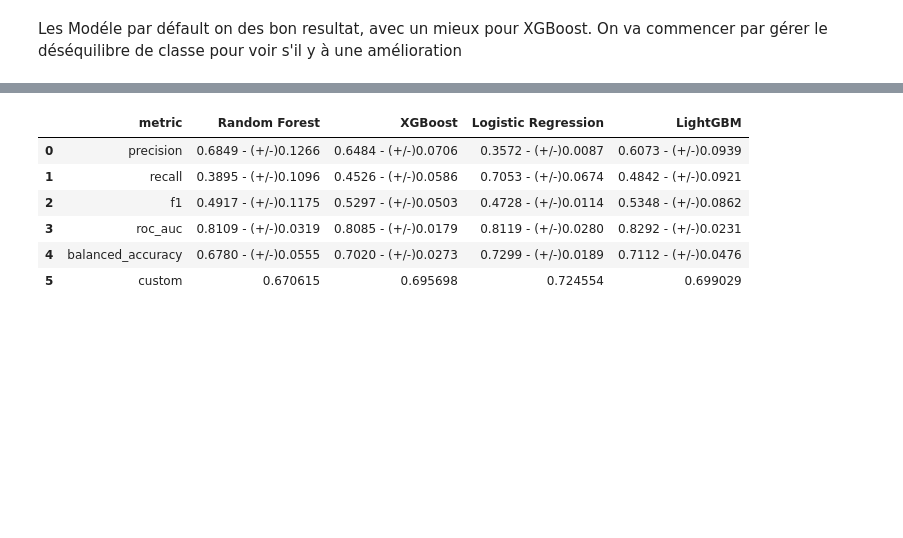
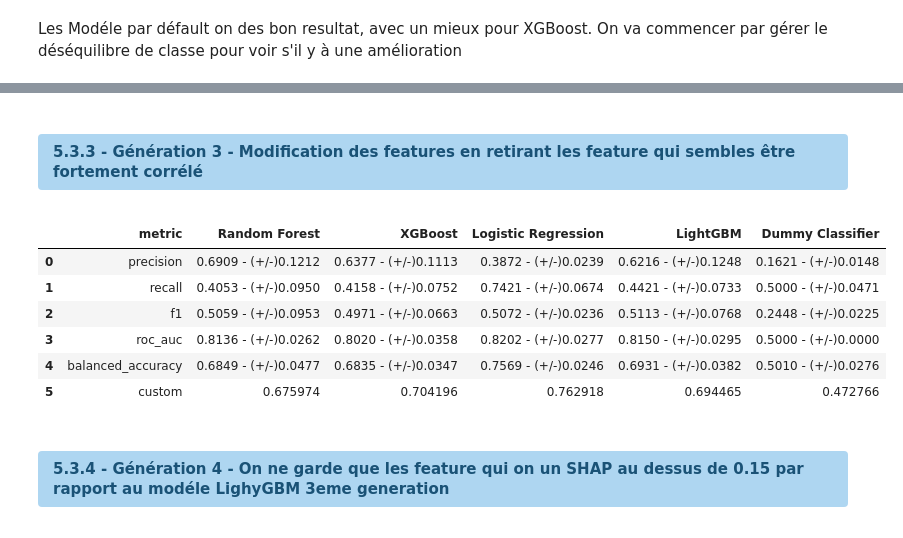
Before and after one commit to GreatTeacherJ/esn, a Jupyter notebook: src/app/data.ipynb, the cells around one changed output, grey strips where cells are left out. Saved outputs shown, nothing was run; the diff lists cells and outputs as text; code cells hidden in the pictures; blank space fills up the shorter version.

```diff
--- a/src/app/data.ipynb
+++ b/src/app/data.ipynb
@@ -795,18 +1235,19 @@ On va commencer par gérer le déséquilibre de classe pour voir s'il y à une a
 #Amélioration du déséquilibre de classe par pondération des classes
 generation = 2
 
-# calcul manuel du ratio pour XGBoost
-scale_pos_weight = (y_train_val == 0).sum() / (y_train_val == 1).sum()
 
-models = {
-    "Random Forest": (RandomForestClassifier(random_state=random_state, class_weight="balanced"),False),
-    "XGBoost": (XGBClassifier(random_state=random_state, scale_pos_weight=scale_pos_weight),False),
-    "Logistic Regression": (LogisticRegression(random_state=random_state, class_weight="balanced"),True),
-    "LightGBM": (LGBMClassifier(random_state=random_state, class_weight="balanced",verbosity=-1 ),False)
+
+models_balanced = {
+    "Random Forest": RandomForestClassifier(random_state=random_state, class_weight="balanced"),
+    "XGBoost": XGBClassifier(random_state=random_state, scale_pos_weight=scale_pos_weight_0),
+    "Logistic Regression": LogisticRegression(random_state=random_state, class_weight="balanced"),
+    "LightGBM": LGBMClassifier(random_state=random_state, class_weight="balanced",verbosity=-1 ),
+    "Dummy Classifier": DummyClassifier(strategy="uniform", random_state=42)
+
 }
-dict_model[generation] = models
+dict_model[generation] = models_balanced
 
-new_score = train_model(models=models, generation=generation)
+new_score = train_model(models=models_balanced, generation=generation)
 
 df_model_score = pd.concat([df_model_score, new_score], ignore_index=True)
 # %% [output]
@@ -820,3 +1261,5 @@ df_model_score = pd.concat([df_model_score, new_score], ignore_index=True)
+# %% [markdown]
+#### <p style="background-color:#AED6F1; color:#1A5276; padding:8px 15px; border-radius:4px; font-size:15px; font-weight:bold;">5.3.3 - Génération 3 - Modification des features en retirant les feature qui sembles être fortement corrélé </p>
 # %%
 #Modification des features en retirant les feature qui sembles être fortement corrélé
 generation = 3
@@ -824,50 +1267,55 @@ generation = 3
 df_lite = df_merge.drop(columns=features_drop)
 
 #Split initial train/test
 X = df_lite.drop(columns=target_column).copy()
 y= df_lite[target_column].copy()
 
-X_train_val, X_test, y_train_val, y_test = train_test_split(
+X_train_3, X_test_3, y_train_3, y_test_3 = train_test_split(
     X,
     y,
     test_size=0.2,
     stratify=y,
     random_state=random_state
 )
 
 # Identifier les colonnes categoriel
-numeric_cols = X_train_val.select_dtypes(include=['int64', 'float64']).columns
-categorical_cols = X_train_val.select_dtypes(include=['str']).columns
+numeric_cols = X_train_3.select_dtypes(include=['int64', 'float64']).columns
+categorical_cols = X_train_3.select_dtypes(include=['str']).columns
 
-preprocessor = ColumnTransformer(
+preprocessor_3 = ColumnTransformer(
     transformers=[
         ('cat', OneHotEncoder(drop='first', handle_unknown='ignore'), categorical_cols)
     ],
     remainder='passthrough'
 )
 
 
 # calcul manuel du ratio pour XGBoost
-scale_pos_weight = (y_train_val == 0).sum() / (y_train_val == 1).sum()
+scale_pos_weight_3 = (y_train_3 == 0).sum() / (y_train_3 == 1).sum()
 
-models = {
-    "Random Forest": (RandomForestClassifier(random_state=random_state, class_weight="balanced"),False),
-    "XGBoost": (XGBClassifier(random_state=random_state, scale_pos_weight=scale_pos_weight),False),
-    "Logistic Regression": (LogisticRegression(random_state=random_state, class_weight="balanced"),True),
-    "LightGBM": (LGBMClassifier(random_state=random_state, class_weight="balanced" ),False)
+models_3 = {
+    "Random Forest": RandomForestClassifier(random_state=random_state, class_weight="balanced"),
+    "XGBoost": XGBClassifier(random_state=random_state, scale_pos_weight=scale_pos_weight_3),
+    "Logistic Regression": LogisticRegression(random_state=random_state, class_weight="balanced"),
+    "LightGBM": LGBMClassifier(random_state=random_state, class_weight="balanced",verbosity=-1 ),
+    "Dummy Classifier": DummyClassifier(strategy="uniform", random_state=42)
+
 }
 
-dict_model[generation] = models
+dict_model[generation] = models_3
 
-new_score = train_model(models=models, generation=generation)
+new_score = train_model(models=models_3, generation=generation,
+                        preprocessor=preprocessor_3, X_train=X_train_3, y_train=y_train_3)
 
 df_model_score = pd.concat([df_model_score, new_score], ignore_index=True)
 # %% [output]
-|  | metric | Random Forest | XGBoost | Logistic Regression | LightGBM |
-| 0 | precision | 0.6849 - (+/-)0.1266 | 0.6484 - (+/-)0.0706 | 0.3572 - (+/-)0.0087 | 0.6073 - (+/-)0.0939 |
-| 1 | recall | 0.3895 - (+/-)0.1096 | 0.4526 - (+/-)0.0586 | 0.7053 - (+/-)0.0674 | 0.4842 - (+/-)0.0921 |
-| 2 | f1 | 0.4917 - (+/-)0.1175 | 0.5297 - (+/-)0.0503 | 0.4728 - (+/-)0.0114 | 0.5348 - (+/-)0.0862 |
-| 3 | roc_auc | 0.8109 - (+/-)0.0319 | 0.8085 - (+/-)0.0179 | 0.8119 - (+/-)0.0280 | 0.8292 - (+/-)0.0231 |
-| 4 | balanced_accuracy | 0.6780 - (+/-)0.0555 | 0.7020 - (+/-)0.0273 | 0.7299 - (+/-)0.0189 | 0.7112 - (+/-)0.0476 |
-| 5 | custom | 0.670615 | 0.695698 | 0.724554 | 0.699029 |
+|  | metric | Random Forest | XGBoost | Logistic Regression | LightGBM | Dummy Classifier |
+| 0 | precision | 0.6909 - (+/-)0.1212 | 0.6377 - (+/-)0.1113 | 0.3872 - (+/-)0.0239 | 0.6216 - (+/-)0.1248 | 0.1621 - (+/-)0.0148 |
+| 1 | recall | 0.4053 - (+/-)0.0950 | 0.4158 - (+/-)0.0752 | 0.7421 - (+/-)0.0674 | 0.4421 - (+/-)0.0733 | 0.5000 - (+/-)0.0471 |
+| 2 | f1 | 0.5059 - (+/-)0.0953 | 0.4971 - (+/-)0.0663 | 0.5072 - (+/-)0.0236 | 0.5113 - (+/-)0.0768 | 0.2448 - (+/-)0.0225 |
+| 3 | roc_auc | 0.8136 - (+/-)0.0262 | 0.8020 - (+/-)0.0358 | 0.8202 - (+/-)0.0277 | 0.8150 - (+/-)0.0295 | 0.5000 - (+/-)0.0000 |
+| 4 | balanced_accuracy | 0.6849 - (+/-)0.0477 | 0.6835 - (+/-)0.0347 | 0.7569 - (+/-)0.0246 | 0.6931 - (+/-)0.0382 | 0.5010 - (+/-)0.0276 |
+| 5 | custom | 0.675974 | 0.704196 | 0.762918 | 0.694465 | 0.472766 |
+# %% [markdown]
+#### <p style="background-color:#AED6F1; color:#1A5276; padding:8px 15px; border-radius:4px; font-size:15px; font-weight:bold;">5.3.4 - Génération 4 - On ne garde que les feature qui on un SHAP au dessus de 0.15 par rapport au modéle LighyGBM 3eme generation </p>
 # %%
```
Also changed, not shown: parts of 81 cells of this notebook, 2 other files.
